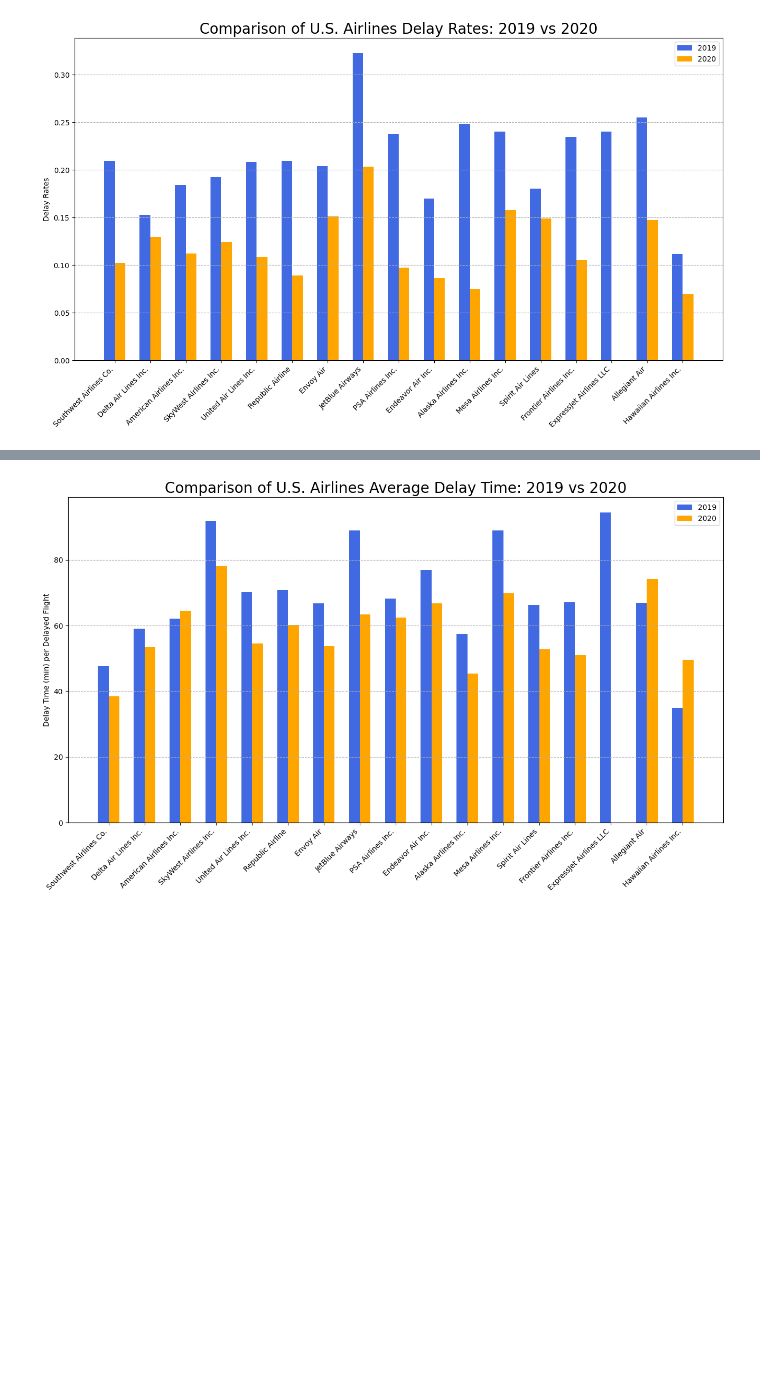
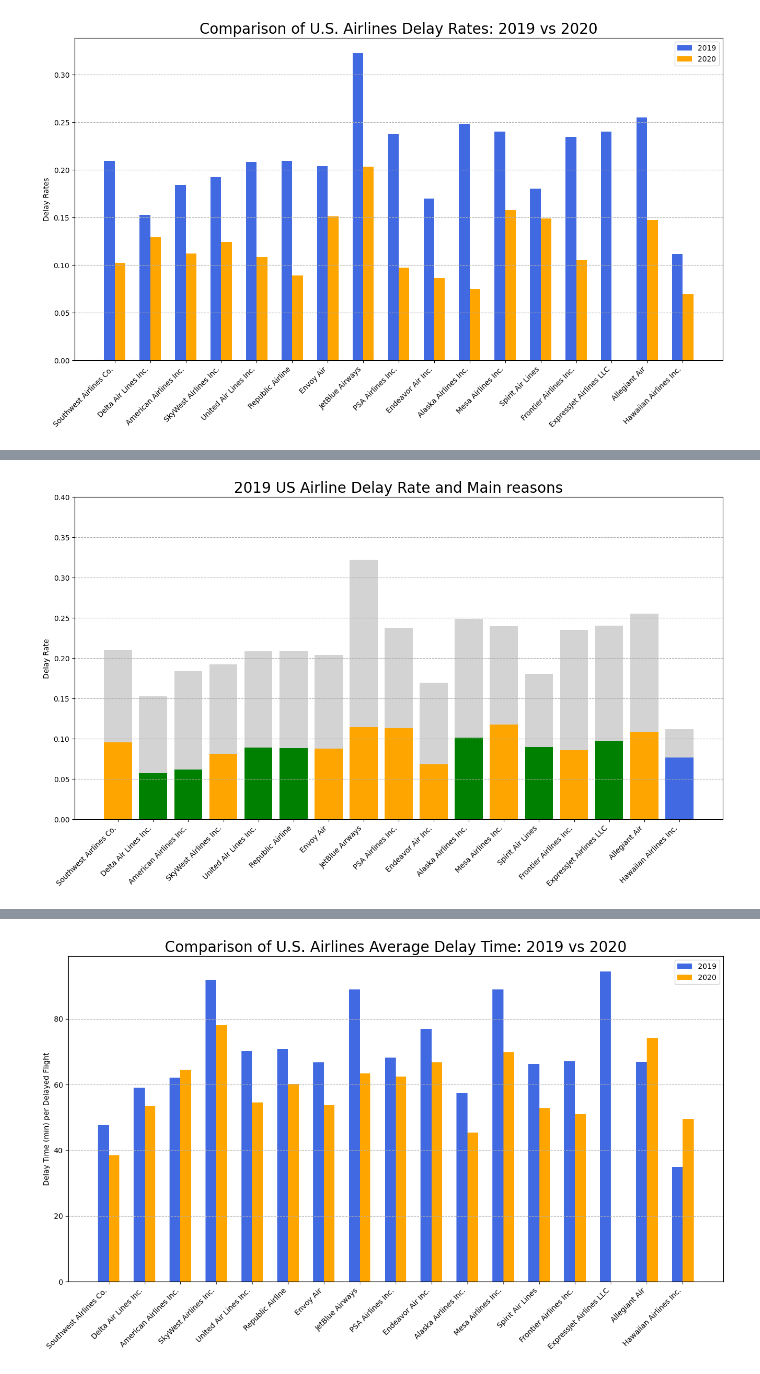
Before and after one commit to BingBingBao/Transport-Logistic, a Jupyter notebook: US Airline in the COVID era/2_Carrier_data_analysis.ipynb, the cells around one changed output, grey strips where cells are left out. Cells and saved outputs as stored; diff of their text form; code cells hidden in the pictures; blank space fills up the shorter version.

```diff
--- a/US Airline in the COVID era/2_Carrier_data_analysis.ipynb
+++ b/US Airline in the COVID era/2_Carrier_data_analysis.ipynb
@@ -396,0 +464,12 @@ plt.show()
+# %%
+df_2019_delay_reason = df_2019_carriers[['carrier', 'carrier_name', 'arr_flights', 'arr_del15', 'carrier_ct', 'weather_ct', 'nas_ct', 'security_ct', 'late_aircraft_ct']]
+
+df_2019_delay_reason['delay_rate'] = df_2019_delay_reason['arr_del15']/df_2019_delay_reason['arr_flights']
+df_2019_delay_reason['carrier_rate'] = df_2019_delay_reason['carrier_ct']/df_2019_delay_reason['arr_del15']
+df_2019_delay_reason['weather_rate'] = df_2019_delay_reason['weather_ct']/df_2019_delay_reason['arr_del15']
+df_2019_delay_reason['nas_rate'] = df_2019_delay_reason['nas_ct']/df_2019_delay_reason['arr_del15']
+df_2019_delay_reason['security_rate'] = df_2019_delay_reason['security_ct']/df_2019_delay_reason['arr_del15']
+df_2019_delay_reason['late_aircraft_rate'] = df_2019_delay_reason['late_aircraft_ct']/df_2019_delay_reason['arr_del15']
+# %%
+df_2019_delay_reason = df_2019_delay_reason[['carrier', 'carrier_name', 'arr_flights', 'arr_del15', 'delay_rate', 'carrier_rate', 'weather_rate', 'nas_rate', 'security_rate', 'late_aircraft_rate']]
+df_2019_delay_reason
@@ -396,0 +495,6 @@ plt.show()
+# %%
+df_2019_delay_reason['main_reason'] = df_2019_delay_reason[['carrier_rate', 'weather_rate', 'nas_rate', 'security_rate', 'late_aircraft_rate']].idxmax(axis=1)
+
+df_2019_delay_reason['main_reason_rate'] =  df_2019_delay_reason[['carrier_rate', 'weather_rate', 'nas_rate', 'security_rate', 'late_aircraft_rate']].max(axis=1)
+
+df_2019_delay_reason
@@ -396,0 +583,25 @@ plt.show()
+# %%
+df_plot = df_2019_delay_reason.sort_values('arr_flights', ascending=False)
+carriers_2019 = df_plot.carrier_name
+
+x = range(len(carriers_2019))
+
+reason_colors = {'carrier_rate': 'royalblue',
+                 'weather_rate': 'purple',
+                'nas_rate': 'green',
+                'security_rate': 'red',
+                'late_aircraft_rate': 'orange'}
+
+colors = df_plot['main_reason'].map(reason_colors).fillna('gray')
+
+plt.figure(figsize=(16,8))
+plt.bar(x, df_plot['delay_rate'], color='lightgray', label='Total Delay Rate')
+plt.bar(x, df_plot['main_reason_rate'] * df_plot['delay_rate'], color=colors, label='Main Reason Portion')
+plt.xticks(x, carriers_2019, rotation=45, ha='right')
+plt.ylabel('Delay Rate')
+plt.ylim(0, 0.4)
+plt.title('2019 US Airline Delay Rate and Main reasons', fontsize=20)
+plt.grid(axis='y', linestyle='--')
+plt.show()
+# %% [output]
+[figure, added]
```
Also changed, not shown: parts of 32 cells of this notebook, 4 other files.
